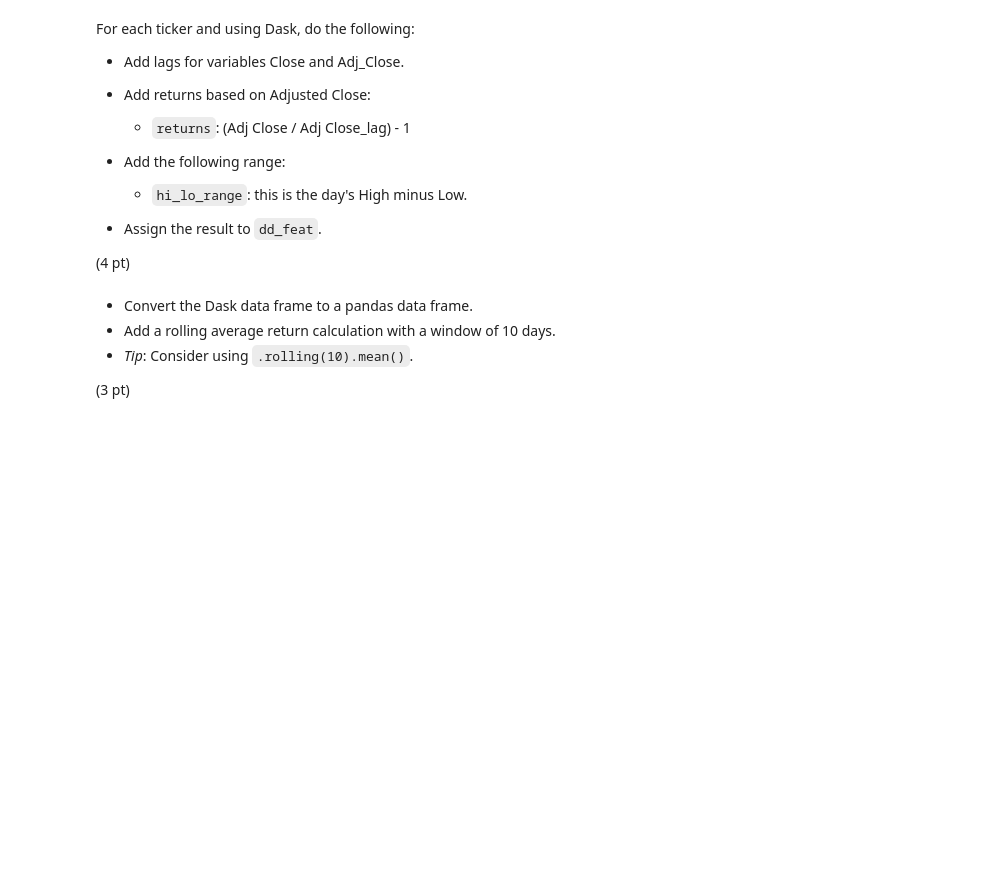
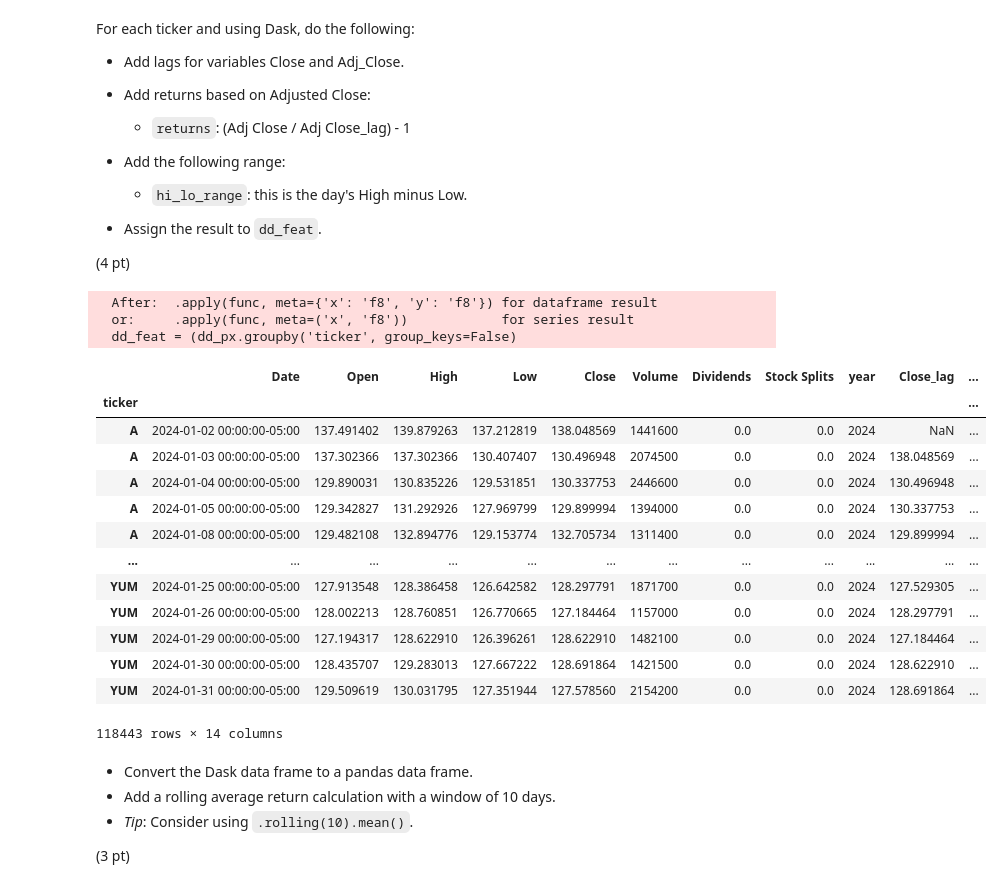
Before and after one commit to UofT-DSI/production, a Jupyter notebook: 02_activities/assignments/assignment_1.ipynb, the cells around one changed output. Drawn from its saved outputs; the diff is of its cells as text; code cells hidden in the pictures; blank space fills up the shorter version.

```diff
--- a/02_activities/assignments/assignment_1.ipynb
+++ b/02_activities/assignments/assignment_1.ipynb
@@ -42,6 +57,9 @@ TypeError: stat: path should be string, bytes, os.PathLike or integer, not NoneT
 # %%
 
 # Write your code below.
-pxdt = os.getenv("PRICE_DATA")
-pxdt
+PRICE_DATA = os.getenv("PRICE_DATA")
+PRICE_DATA
+
+parquet_files = glob(os.path.join(PRICE_DATA, "*/*.parquet"))
+parquet_files
 # %% [output]
@@ -60,0 +83,4 @@ df = dd.read_parquet(ft_glob).compute().reset_index()
+# %%
+
+dd_px = dd.read_parquet(parquet_files).set_index("ticker")
+dd_px.compute()
@@ -78,3 +117,40 @@ For each ticker and using Dask, do the following:
+# %%
+# Write your code below.
+dd_feat = (dd_px.groupby('ticker', group_keys=False)
+           .apply(
+                    lambda x: x.assign(Close_lag = x['Close'].shift(1))
+                ).assign(
+                    Adj_close = lambda x: (1 - (x['Dividends']/ x['Close'])) * x['Close']
+                ).assign(
+                    hi_lo_range = lambda x: (x['High']- x['Low'])
+                ).assign(
+                     Adj_close_lag = lambda x: ((1 - (x['Dividends']/ x['Close'])) * x['Close']).shift(1)
+                ).assign(
+                    returns = lambda x: x['Adj_close']/x['Adj_close_lag'] - 1
+                )
+
+                )
+# %% [output]
+  After:  .apply(func, meta={'x': 'f8', 'y': 'f8'}) for dataframe result
+  or:     .apply(func, meta=('x', 'f8'))            for series result
+  dd_feat = (dd_px.groupby('ticker', group_keys=False)
+# %%
+dd_feat.compute()
+# %% [output]
+|  | Date | Open | High | Low | Close | Volume | Dividends | Stock Splits | year | Close_lag | ... |
+| ticker |  |  |  |  |  |  |  |  |  |  | ... |
+| A | 2024-01-02 00:00:00-05:00 | 137.491402 | 139.879263 | 137.212819 | 138.048569 | 1441600 | 0.0 | 0.0 | 2024 | NaN | ... |
+| A | 2024-01-03 00:00:00-05:00 | 137.302366 | 137.302366 | 130.407407 | 130.496948 | 2074500 | 0.0 | 0.0 | 2024 | 138.048569 | ... |
+| A | 2024-01-04 00:00:00-05:00 | 129.890031 | 130.835226 | 129.531851 | 130.337753 | 2446600 | 0.0 | 0.0 | 2024 | 130.496948 | ... |
+| A | 2024-01-05 00:00:00-05:00 | 129.342827 | 131.292926 | 127.969799 | 129.899994 | 1394000 | 0.0 | 0.0 | 2024 | 130.337753 | ... |
+| A | 2024-01-08 00:00:00-05:00 | 129.482108 | 132.894776 | 129.153774 | 132.705734 | 1311400 | 0.0 | 0.0 | 2024 | 129.899994 | ... |
+| ... | ... | ... | ... | ... | ... | ... | ... | ... | ... | ... | ... |
+| YUM | 2024-01-25 00:00:00-05:00 | 127.913548 | 128.386458 | 126.642582 | 128.297791 | 1871700 | 0.0 | 0.0 | 2024 | 127.529305 | ... |
+| YUM | 2024-01-26 00:00:00-05:00 | 128.002213 | 128.760851 | 126.770665 | 127.184464 | 1157000 | 0.0 | 0.0 | 2024 | 128.297791 | ... |
+| YUM | 2024-01-29 00:00:00-05:00 | 127.194317 | 128.622910 | 126.396261 | 128.622910 | 1482100 | 0.0 | 0.0 | 2024 | 127.184464 | ... |
+| YUM | 2024-01-30 00:00:00-05:00 | 128.435707 | 129.283013 | 127.667222 | 128.691864 | 1421500 | 0.0 | 0.0 | 2024 | 128.622910 | ... |
+| YUM | 2024-01-31 00:00:00-05:00 | 129.509619 | 130.031795 | 127.351944 | 127.578560 | 2154200 | 0.0 | 0.0 | 2024 | 128.691864 | ... |
+118443 rows × 14 columns
 # %% [markdown]
 + Convert the Dask data frame to a pandas data frame.
 + Add a rolling average return calculation with a window of 10 days.
```
Also changed, not shown: parts of 7 cells of this notebook, 3 other files.
